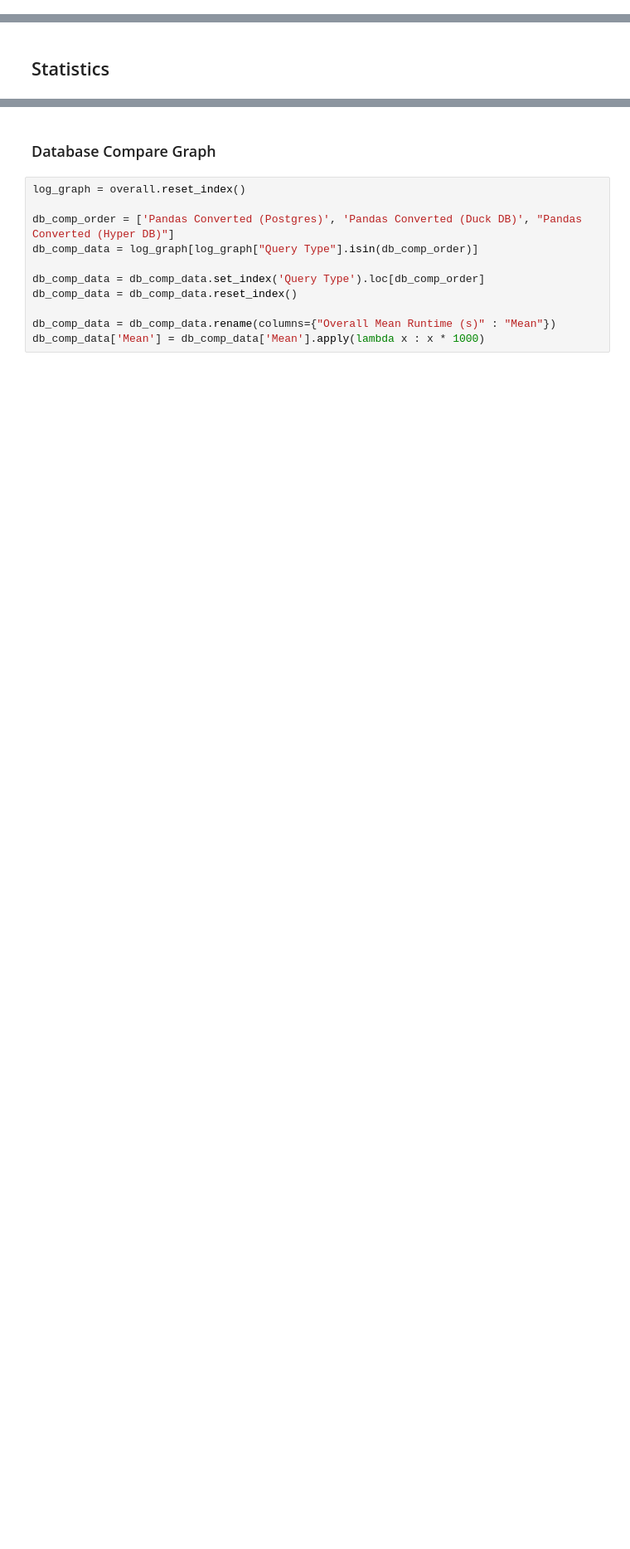
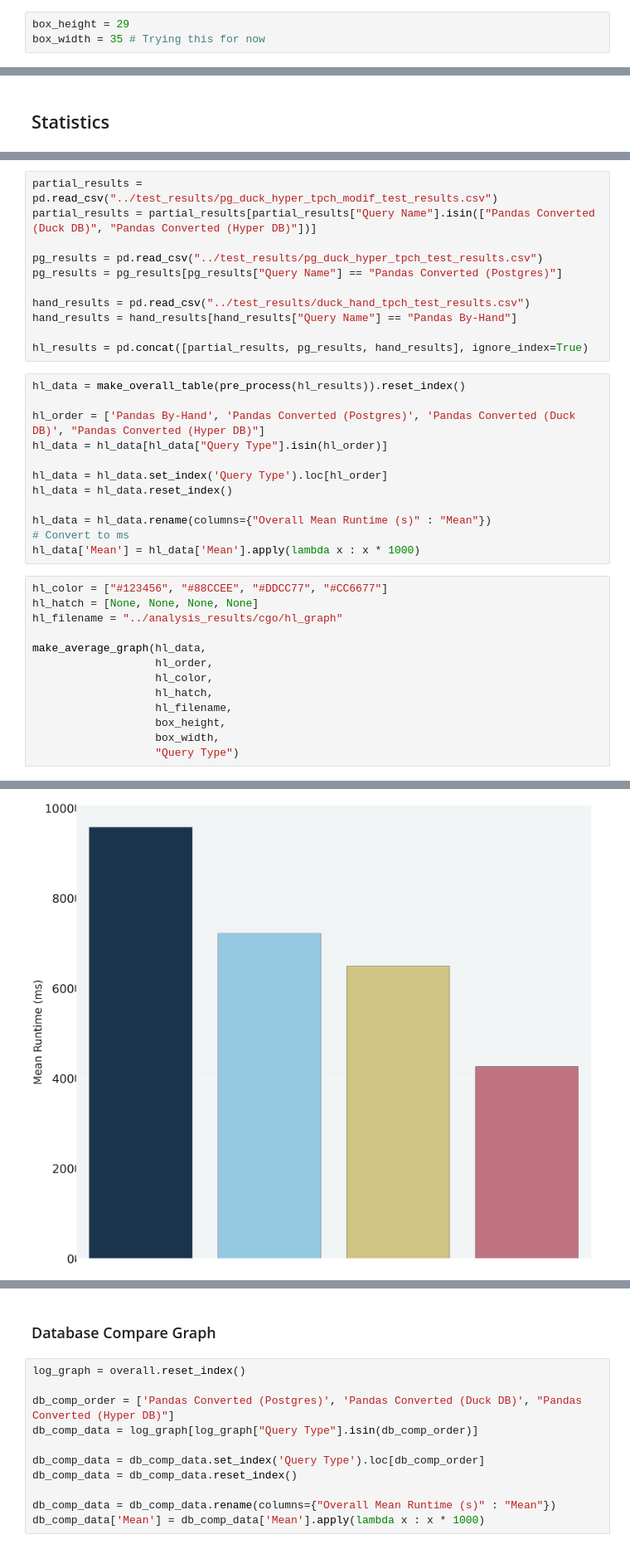
Before and after one commit to groegercesg/QueryBridge, a Jupyter notebook: benchmarking/notebooks/comp_analysis.ipynb, the cells around one changed output, grey strips where cells are left out. Shown at 83% size. Cells and saved outputs as stored; diff of their text form; blank space fills up the shorter version.

Commit message:
Changes to graphs

```diff
--- a/benchmarking/notebooks/comp_analysis.ipynb
+++ b/benchmarking/notebooks/comp_analysis.ipynb
@@ -38,3 +35,6 @@ box_width = 84.1 / 3
+# %%
+box_height = 29
+box_width = 35 # Trying this for now
 # %%
 results = pd.read_csv("../test_results/pg_duck_hyper_tpch_combined_test_results.csv")
 # %%
@@ -222,0 +209,37 @@ Pandas NoOrder was 1.9x slower than Hyper DB
+# %%
+partial_results = pd.read_csv("../test_results/pg_duck_hyper_tpch_modif_test_results.csv")
+partial_results = partial_results[partial_results["Query Name"].isin(["Pandas Converted (Duck DB)", "Pandas Converted (Hyper DB)"])]
+
+pg_results = pd.read_csv("../test_results/pg_duck_hyper_tpch_test_results.csv")
+pg_results = pg_results[pg_results["Query Name"] == "Pandas Converted (Postgres)"]
+
+hand_results = pd.read_csv("../test_results/duck_hand_tpch_test_results.csv")
+hand_results = hand_results[hand_results["Query Name"] == "Pandas By-Hand"]
+
+hl_results = pd.concat([partial_results, pg_results, hand_results], ignore_index=True)
+# %%
+hl_data = make_overall_table(pre_process(hl_results)).reset_index()
+
+hl_order = ['Pandas By-Hand', 'Pandas Converted (Postgres)', 'Pandas Converted (Duck DB)', "Pandas Converted (Hyper DB)"]
+hl_data = hl_data[hl_data["Query Type"].isin(hl_order)]
+
+hl_data = hl_data.set_index('Query Type').loc[hl_order]
+hl_data = hl_data.reset_index()
+
+hl_data = hl_data.rename(columns={"Overall Mean Runtime (s)" : "Mean"})
+# Convert to ms
+hl_data['Mean'] = hl_data['Mean'].apply(lambda x : x * 1000)
+# %%
+hl_color = ["#123456", "#88CCEE", "#DDCC77", "#CC6677"]
+hl_hatch = [None, None, None, None]
+hl_filename = "../analysis_results/cgo/hl_graph"
+
+make_average_graph(hl_data,
+                   hl_order,
+                   hl_color,
+                   hl_hatch,
+                   hl_filename,
+                   box_height,
+                   box_width,
+                   "Query Type")
+# %% [output]
@@ -222,0 +247 @@ Pandas NoOrder was 1.9x slower than Hyper DB
+[figure, added]
```
Also changed, not shown: parts of 14 cells of this notebook, 5 other files.
